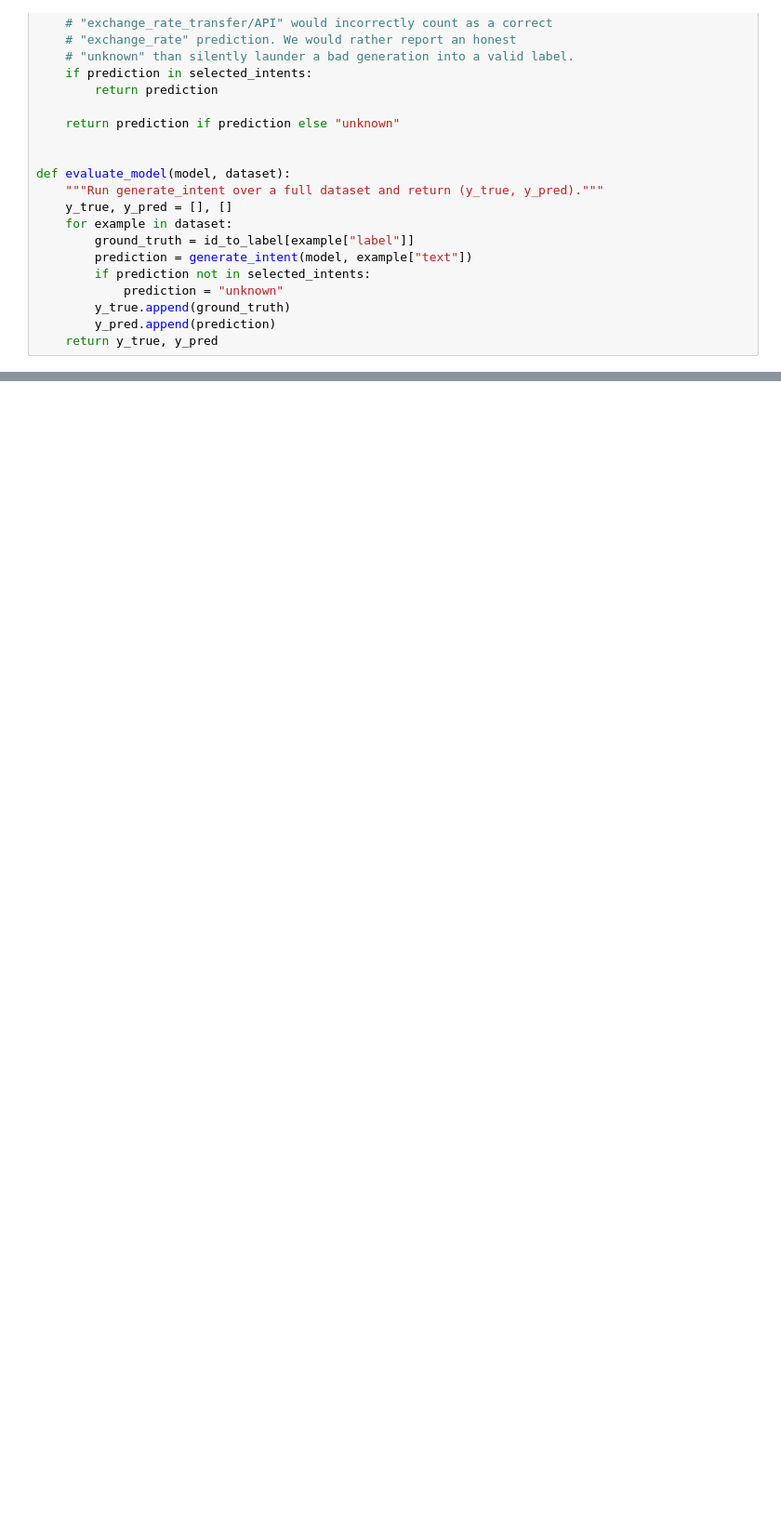
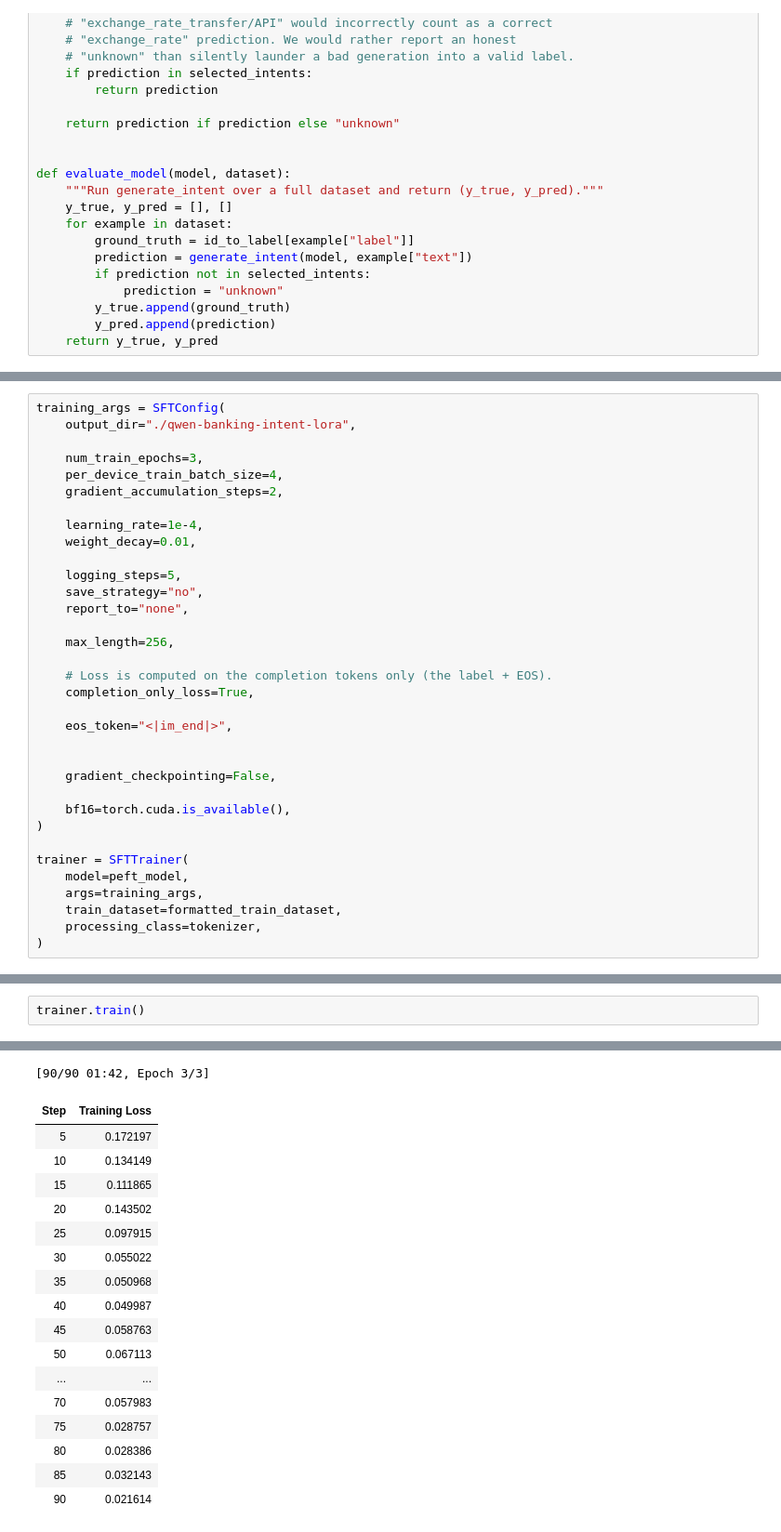
Before and after one commit to SoheilMehrizi/Banking-Ticket-Intent-Classification-with-LoRA-PEFT, a Jupyter notebook: main.ipynb, the cells around one changed output, grey strips where cells are left out. Shown at 93% size. Saved outputs shown, nothing was run; the diff lists cells and outputs as text; blank space fills up the shorter version.

```diff
--- a/main.ipynb
+++ b/main.ipynb
@@ -447,0 +732,34 @@ print(f"Base model full-test accuracy: {base_full_accuracy:.2%}")
+# %%
+training_args = SFTConfig(
+    output_dir="./qwen-banking-intent-lora",
+
+    num_train_epochs=3,
+    per_device_train_batch_size=4,
+    gradient_accumulation_steps=2,
+
+    learning_rate=1e-4,
+    weight_decay=0.01,
+
+    logging_steps=5,
+    save_strategy="no",
+    report_to="none",
+
+    max_length=256,
+
+    # Loss is computed on the completion tokens only (the label + EOS).
+    completion_only_loss=True,
+
+    eos_token="<|im_end|>",
+
+
+    gradient_checkpointing=False,
+
+    bf16=torch.cuda.is_available(),
+)
+
+trainer = SFTTrainer(
+    model=peft_model,
+    args=training_args,
+    train_dataset=formatted_train_dataset,
+    processing_class=tokenizer,
+)
@@ -447,0 +777,3 @@ print(f"Base model full-test accuracy: {base_full_accuracy:.2%}")
+# %%
+trainer.train()
+# %% [output]
@@ -447,0 +781,18 @@ print(f"Base model full-test accuracy: {base_full_accuracy:.2%}")
+[90/90 01:42, Epoch 3/3]
+| Step | Training Loss |
+| 5 | 0.172197 |
+| 10 | 0.134149 |
+| 15 | 0.111865 |
+| 20 | 0.143502 |
+| 25 | 0.097915 |
+| 30 | 0.055022 |
+| 35 | 0.050968 |
+| 40 | 0.049987 |
+| 45 | 0.058763 |
+| 50 | 0.067113 |
+| ... | ... |
+| 70 | 0.057983 |
+| 75 | 0.028757 |
+| 80 | 0.028386 |
+| 85 | 0.032143 |
+| 90 | 0.021614 |
```
Also changed, not shown: parts of 42 cells of this notebook.
